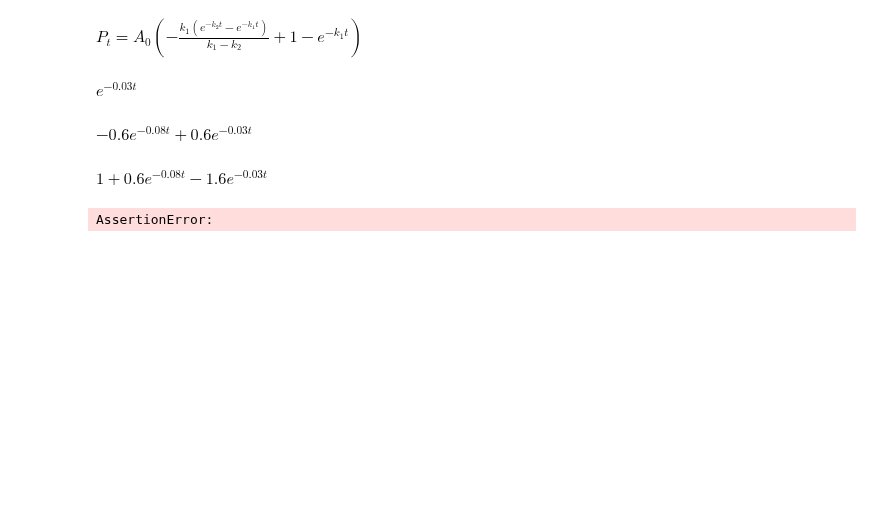
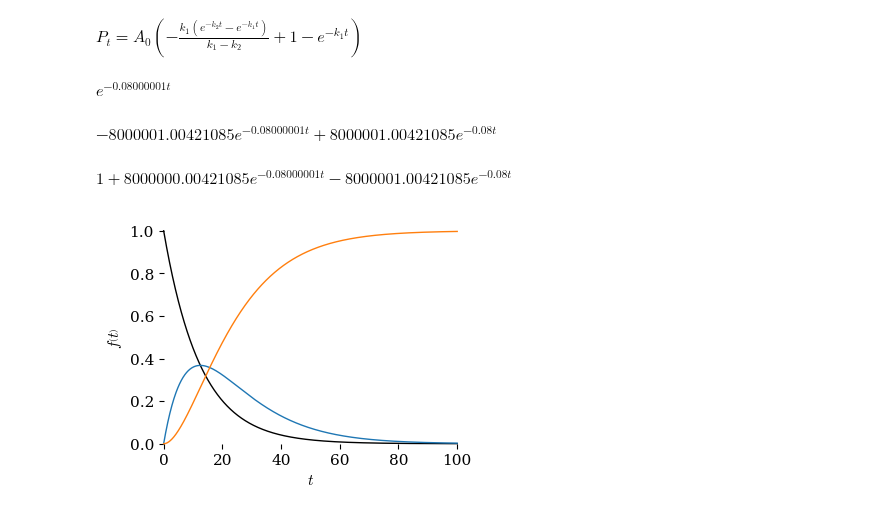
Before and after one commit to blinkletter/4410PythonNotebooks, a Jupyter notebook: Class_10/KirbyExamples.ipynb, the cells around one changed output. Cells and saved outputs as stored; diff of their text form; code cells hidden in the pictures; blank space fills up the shorter version.

```diff
--- a/Class_10/KirbyExamples.ipynb
+++ b/Class_10/KirbyExamples.ipynb
@@ -330,35 +330,35 @@ $\displaystyle P_{t} = A_{0} \left(- \frac{k_{1} \left(e^{- k_{2} t} - e^{- k_{1
 # %%
 import matplotlib.pyplot as plt
 
-k1_rate = 0.03
+k1_rate = 0.08000001
 k2_rate = 0.08
 A0_conc = 1
 
 t_range = [t,0,100]
 
 eq1 = A.rhs
 #display(eq)
 
 eq1 = eq1.subs({k1:k1_rate, A0:A0_conc})
 
 
 
 eq2 = I.rhs
 eq2 = eq2.subs({k1:k1_rate, k2:k2_rate, A0:A0_conc})
 
 eq3 = P.rhs
 eq3 = eq3.subs({k1:k1_rate, k2:k2_rate, A0:A0_conc})
 display(eq1,eq2,eq3)
 
 p1 = sym.plot(eq1,t_range, show=False)
 p2 = sym.plot(eq2,t_range, show=False)
 p3 = sym.plot(eq3,t_range, show=False)
 p1.append(p2[0])
 p1.append(p3[0])
 p1.show()
 plt.show()
 # %% [output]
-$\displaystyle e^{- 0.03 t}$
+$\displaystyle e^{- 0.08000001 t}$
-$\displaystyle - 0.6 e^{- 0.08 t} + 0.6 e^{- 0.03 t}$
+$\displaystyle - 8000001.00421085 e^{- 0.08000001 t} + 8000001.00421085 e^{- 0.08 t}$
-$\displaystyle 1 + 0.6 e^{- 0.08 t} - 1.6 e^{- 0.03 t}$
+$\displaystyle 1 + 8000000.00421085 e^{- 0.08000001 t} - 8000001.00421085 e^{- 0.08 t}$
-AssertionError:
+[figure, added]
```
Also changed, not shown: parts of 4 cells of this notebook, 8 other files.
